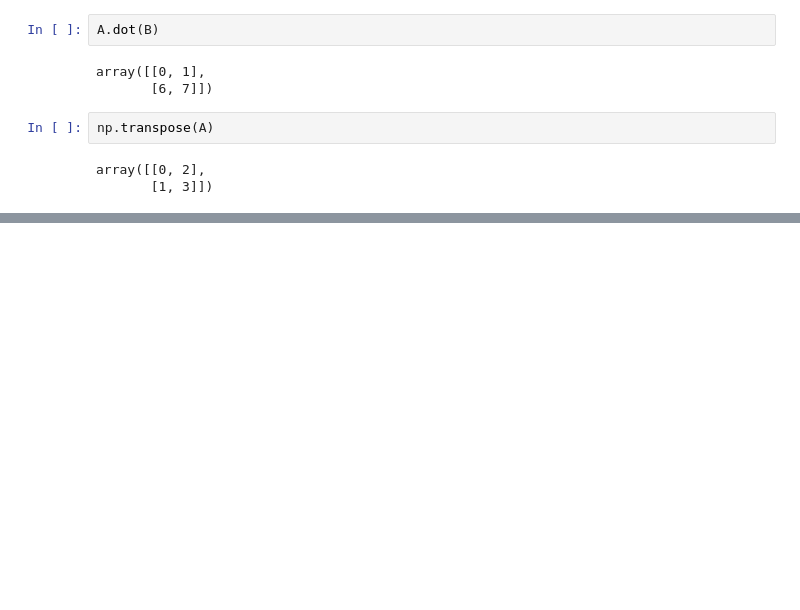
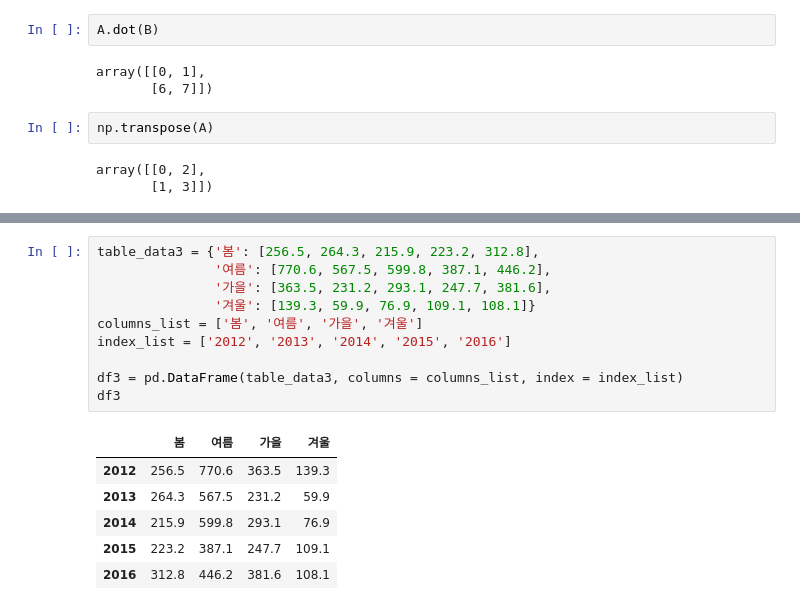
Before and after one commit to hyelin606/practice_python, a Jupyter notebook: 데이터 분석을 위한 파이썬 철저 입문.ipynb, the cells around one changed output, grey strips where cells are left out. Saved outputs shown, nothing was run; the diff lists cells and outputs as text; blank space fills up the shorter version.

```diff
--- a/데이터 분석을 위한 파이썬 철저 입문.ipynb
+++ b/데이터 분석을 위한 파이썬 철저 입문.ipynb
@@ -570,0 +712,17 @@ np.linal
+# %%
+table_data3 = {'봄': [256.5, 264.3, 215.9, 223.2, 312.8],
+               '여름': [770.6, 567.5, 599.8, 387.1, 446.2],
+               '가을': [363.5, 231.2, 293.1, 247.7, 381.6],
+               '겨울': [139.3, 59.9, 76.9, 109.1, 108.1]}
+columns_list = ['봄', '여름', '가을', '겨울']
+index_list = ['2012', '2013', '2014', '2015', '2016']
+
+df3 = pd.DataFrame(table_data3, columns = columns_list, index = index_list)
+df3
+# %% [output]
+|  | 봄 | 여름 | 가을 | 겨울 |
+| 2012 | 256.5 | 770.6 | 363.5 | 139.3 |
+| 2013 | 264.3 | 567.5 | 231.2 | 59.9 |
+| 2014 | 215.9 | 599.8 | 293.1 | 76.9 |
+| 2015 | 223.2 | 387.1 | 247.7 | 109.1 |
+| 2016 | 312.8 | 446.2 | 381.6 | 108.1 |
```
Also changed, not shown: parts of 25 cells of this notebook, 2 other files.
